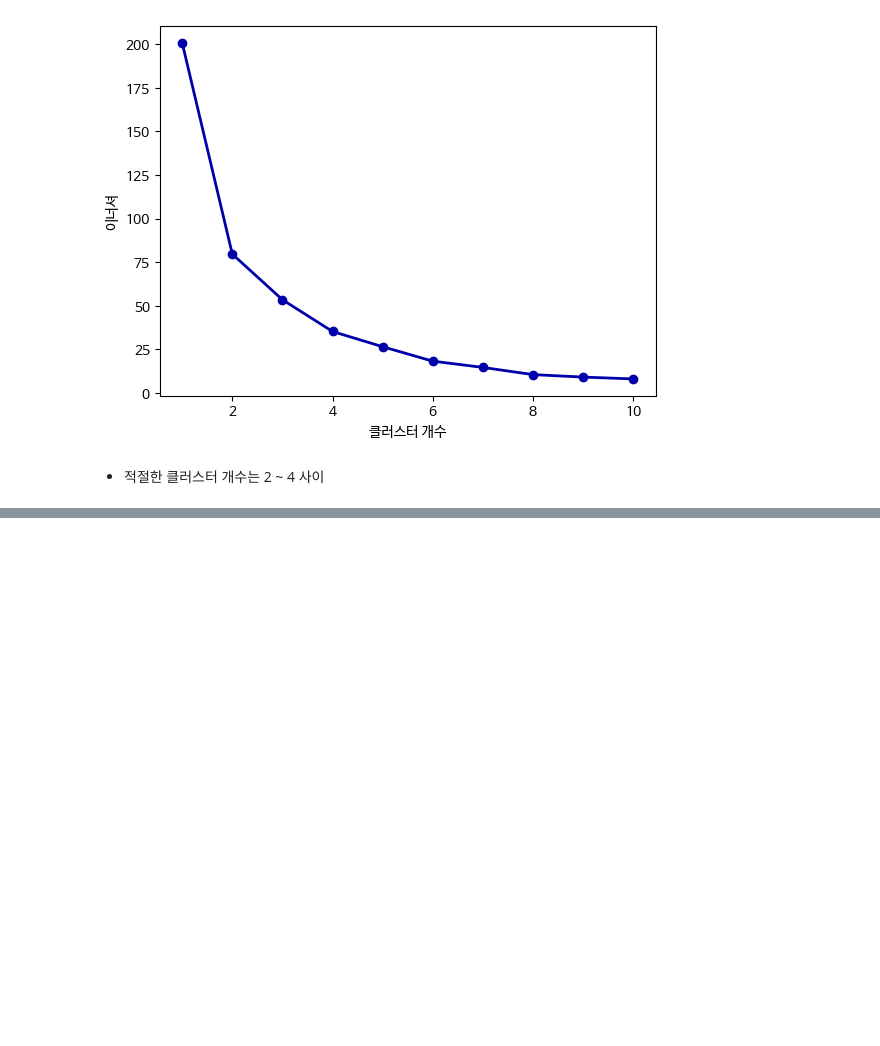
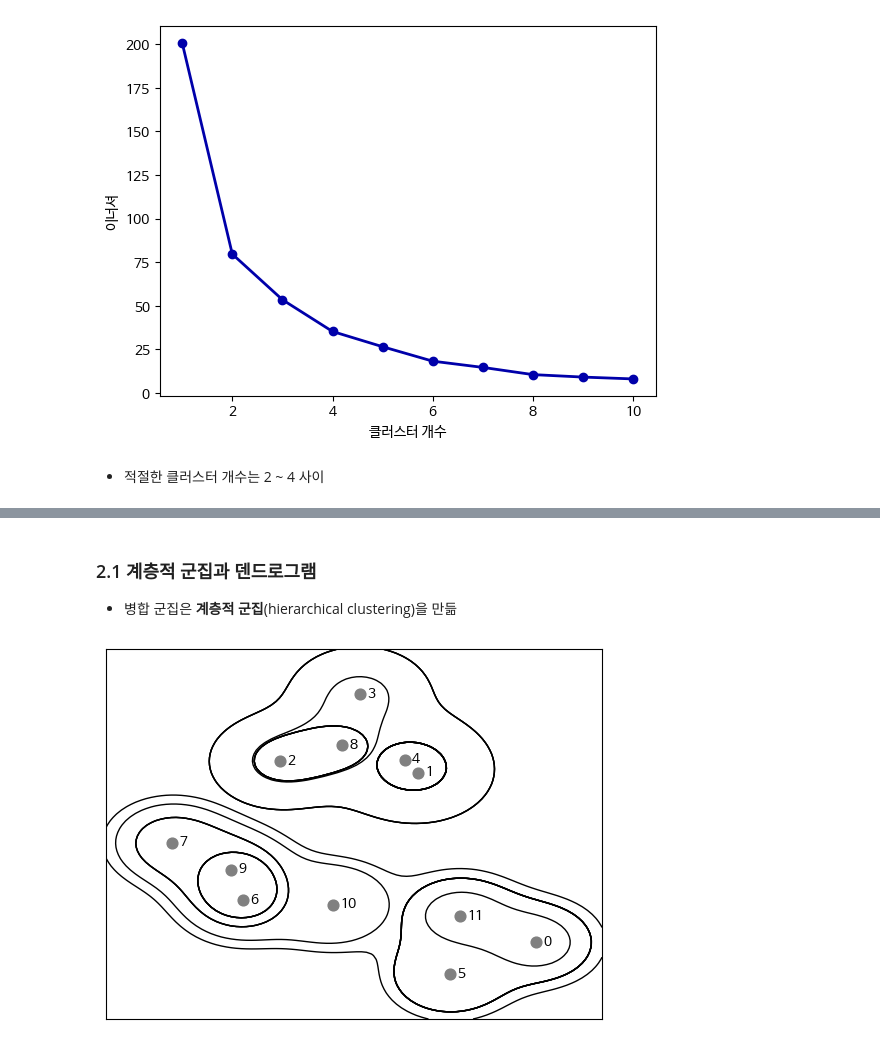
Before and after one commit to tjdux/Introduction-to-Machine-Learning-with-Python, a Jupyter notebook: 03_5_군집.ipynb, the cells around one changed output, grey strips where cells are left out. Drawn from its saved outputs; the diff is of its cells as text; code cells hidden in the pictures; blank space fills up the shorter version.

```diff
--- a/03_5_군집.ipynb
+++ b/03_5_군집.ipynb
@@ -346,0 +380,8 @@ plt.show()
+# %% [markdown]
+### 2.1 계층적 군집과 덴드로그램
+- 병합 군집은 **계층적 군집**(hierarchical clustering)을 만듦
+# %%
+# 계층적 군집
+mglearn.plots.plot_agglomerative()
+# %% [output]
+[figure, added]
```
Also changed, not shown: parts of 18 cells of this notebook.
